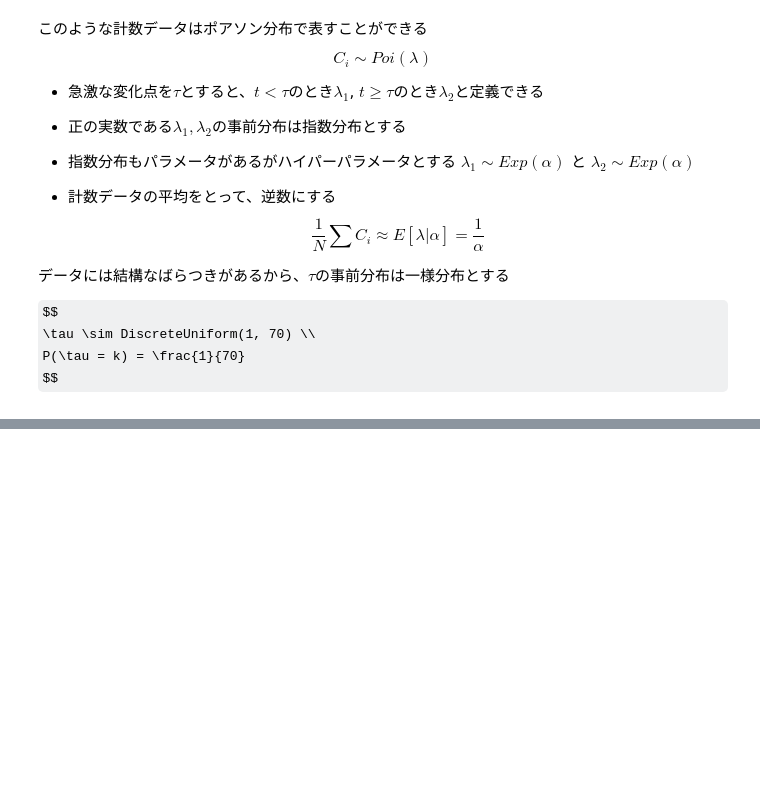
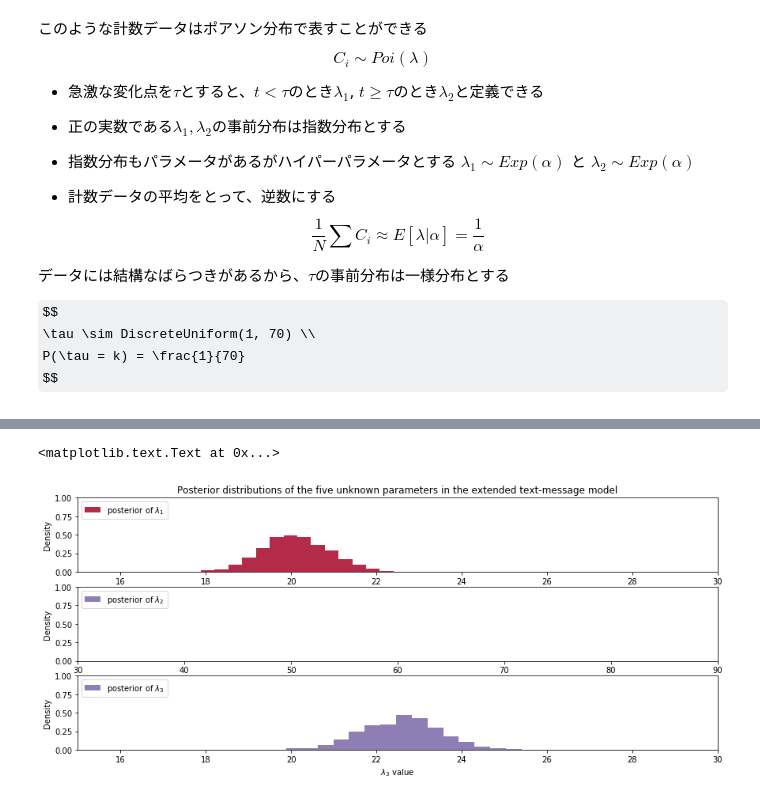
Before and after one commit to kazukousen/mcmc, a Jupyter notebook: pymc_1.ipynb, the cells around one changed output, grey strips where cells are left out. Cells and saved outputs as stored; diff of their text form; code cells hidden in the pictures; some formulas as TeX source; blank space fills up the shorter version.

```diff
--- a/pymc_1.ipynb
+++ b/pymc_1.ipynb
@@ -200,0 +257,10 @@ plt.ylabel("probability");
+# %%
+with pm.Model() as model:
+    alpha = 1. / count_data.mean()
+
+    lambda_1 = pm.Exponential('lambda_1', alpha)
+    lambda_2 = pm.Exponential('lambda_2', alpha)
+    lambda_3 = pm.Exponential('lambda_3', alpha)
+
+    tau_1 = pm.DiscreteUniform('tau_1', lower=0, upper=len(count_data) - 1)
+    tau_2 = pm.DiscreteUniform('tau_2', lower=tau_1, upper=len(count_data))
@@ -200,0 +275,46 @@ plt.ylabel("probability");
+# %%
+with model:
+    step = pm.Metropolis()
+    trace = pm.sample(10000, tune=5000,step=step)
+# %%
+lambda_1_samples = trace['lambda_1']
+lambda_2_samples = trace['lambda_2']
+lambda_3_samples = trace['lambda_3']
+tau_1_samples = trace['tau_1']
+tau_2_samples = trace['tau_2']
+
+figsize(14.5, 10)
+ax = plt.subplot(511)
+ax.set_autoscale_on(False)
+plt.hist(lambda_1_samples, histtype='stepfilled',
+                bins=30, alpha=0.85, color='#A60628', normed=True,
+                label='posterior of $\lambda_1$')
+plt.legend(loc='upper left')
+
+plt.title('Posterior distributions of the five unknown parameters in the extended text-message model')
+plt.xlim([15, 30])
+plt.xlabel('$\lambda_1$ value')
+plt.ylabel('Density')
+
+ax = plt.subplot(512)
+ax.set_autoscale_on(False)
+plt.hist(lambda_2_samples, histtype='stepfilled',
+                bins=30, alpha=0.85, color='#7A68A6', normed=True,
+                label='posterior of $\lambda_2$')
+plt.legend(loc='upper left')
+plt.xlim([30, 90])
+plt.xlabel('$\lambda_2$ value')
+plt.ylabel('Density')
+
+ax = plt.subplot(513)
+ax.set_autoscale_on(False)
+plt.hist(lambda_3_samples, histtype='stepfilled',
+                bins=30, alpha=0.85, color='#7A68A6', normed=True,
+                label='posterior of $\lambda_3$')
+plt.legend(loc='upper left')
+plt.xlim([15, 30])
+plt.xlabel('$\lambda_3$ value')
+plt.ylabel('Density')
+# %% [output]
+<matplotlib.text.Text at 0x...>
+[figure, added]
```
Also changed, not shown: parts of 9 cells of this notebook.
